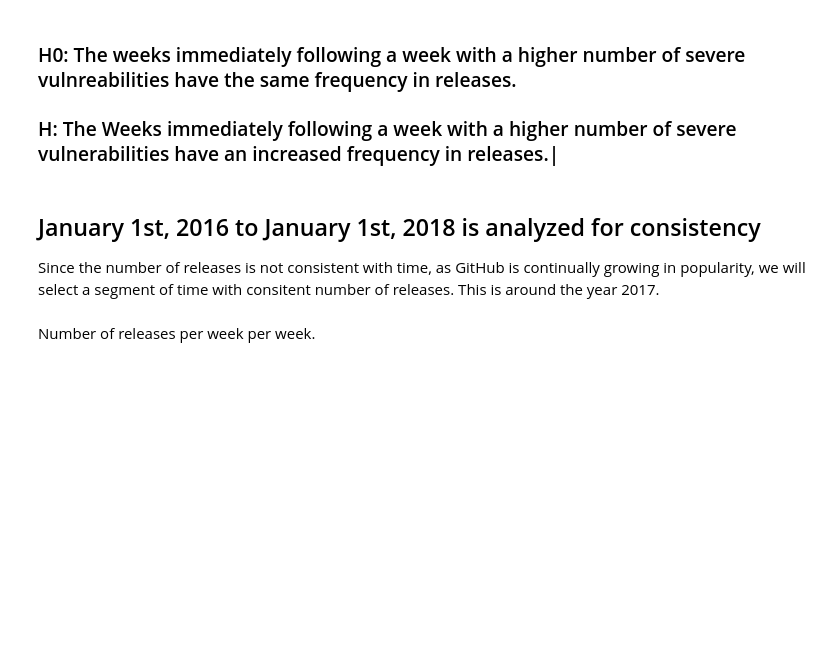
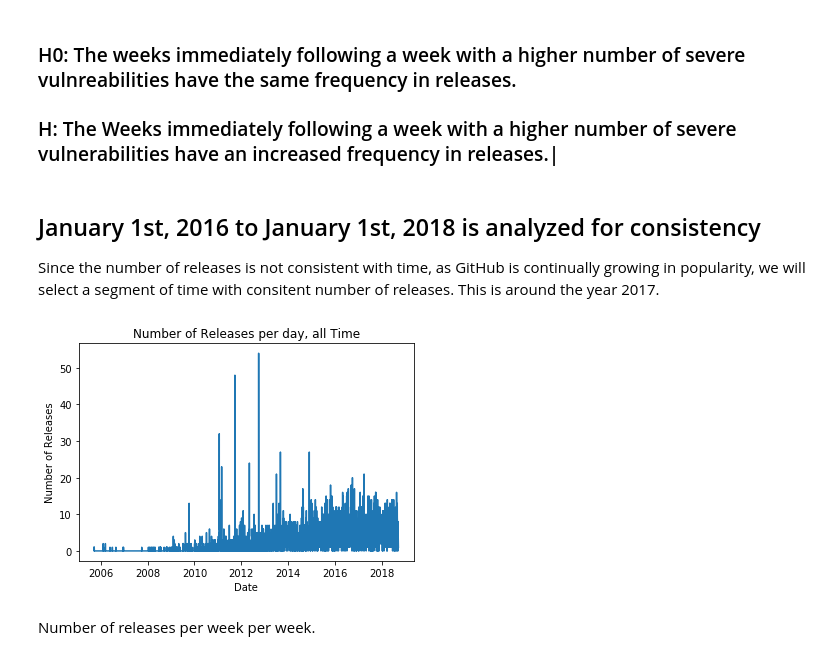
Before and after one commit to UNCG-CSE/Open_Source_Vul_Metrics, a Jupyter notebook: src/3k-python/releases.ipynb, the cells around one changed output. Cells and saved outputs as stored; diff of their text form; code cells hidden in the pictures; blank space fills up the shorter version.

```diff
--- a/src/3k-python/releases.ipynb
+++ b/src/3k-python/releases.ipynb
@@ -276,11 +292,14 @@ def get_delta_avg(rel_df, date, days):
 Since the number of releases is not consistent with time, as GitHub is continually growing in popularity, we will select a segment of time with consitent number of releases.
 This is around the year 2017.
 # %%
+r_d = releases_resample('d').reset_index()
 plt.plot(r_d['date'], r_d['count'], color="C0")
 plt.title('Number of Releases per day, all Time')
 plt.xlabel('Date')
 plt.ylabel('Number of Releases')
 plt.show()
+# %% [output]
+[figure, added]
 # %%
 date = '2017-01-01'
 period = 365
```
Also changed, not shown: parts of 28 cells of this notebook.
